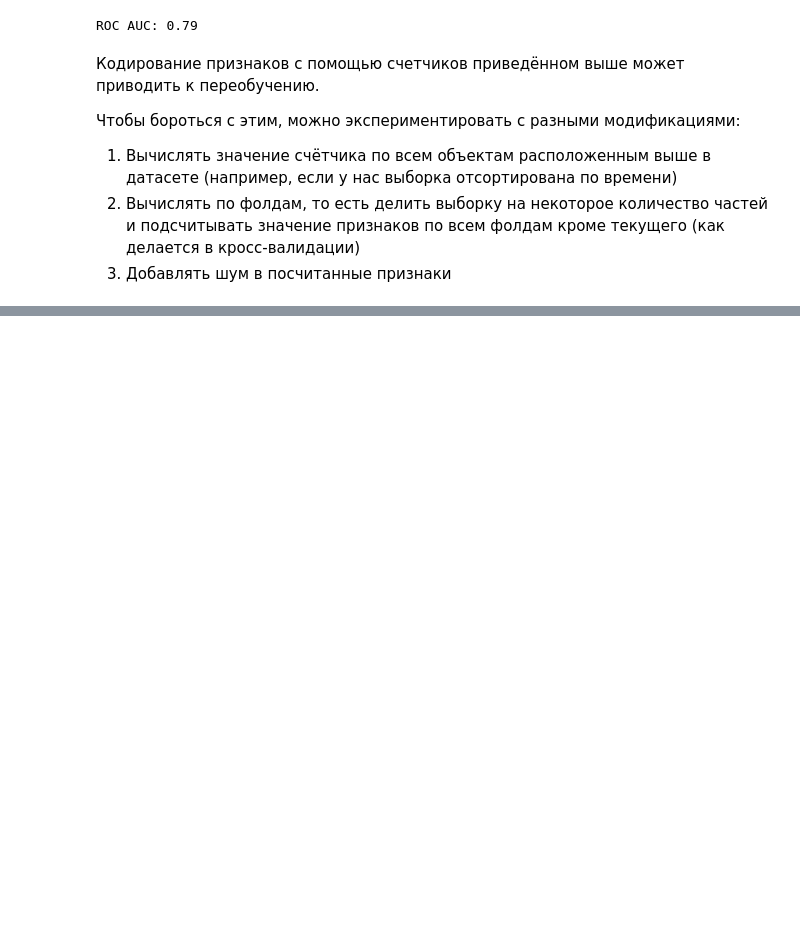
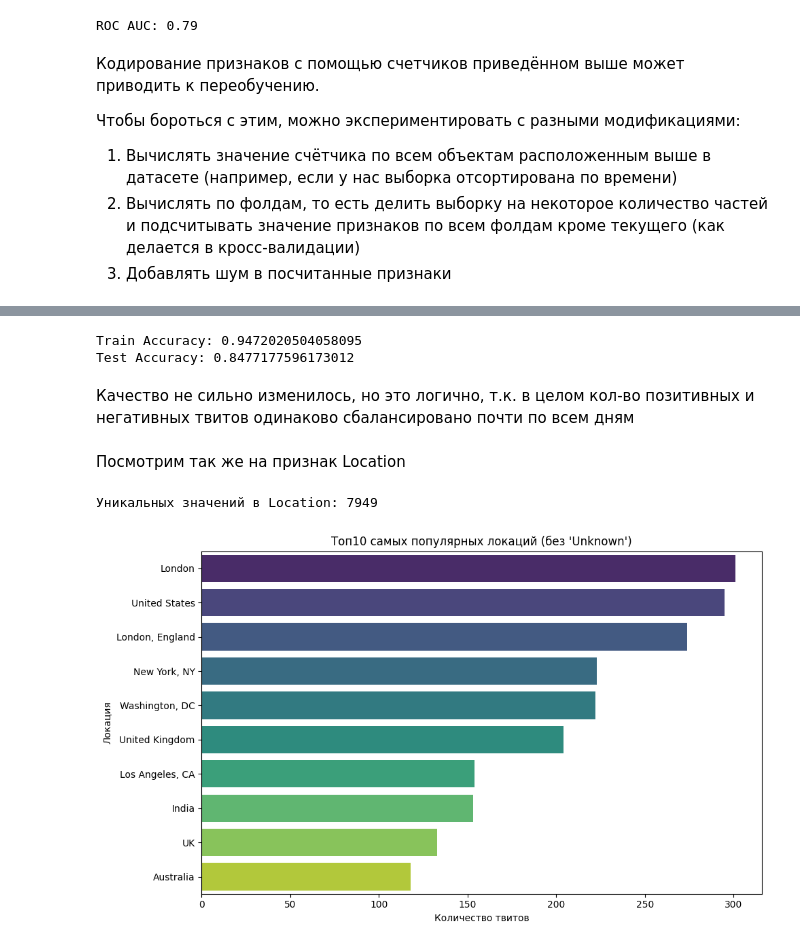
Before and after one commit to vishnevetskii1/templates, a Jupyter notebook: text.ipynb, the cells around one changed output, grey strips where cells are left out. Saved outputs shown, nothing was run; the diff lists cells and outputs as text; code cells hidden in the pictures; blank space fills up the shorter version.

```diff
--- a/text.ipynb
+++ b/text.ipynb
@@ -1039,0 +2157,3 @@ ROC AUC: 0.79
+# %%
+train['date_ord'] = train['TweetAt'].map(lambda x: x.toordinal())
+test['date_ord'] = test['TweetAt'].map(lambda x: x.toordinal())
@@ -1039,0 +2188,26 @@ ROC AUC: 0.79
+# %%
+print('Train Accuracy:', acc_train_count)
+print('Test Accuracy:', acc_test_count)
+# %% [output]
+Train Accuracy: 0.9472020504058095
+Test Accuracy: 0.8477177596173012
+# %% [markdown]
+Качество не сильно изменилось, но это логично, т.к. в целом кол-во позитивных и негативных твитов одинаково сбалансировано почти по всем дням
+# %% [markdown]
+Посмотрим так же на признак Location
+# %%
+print('Уникальных значений в Location:', train['Location'].nunique())
+# %% [output]
+Уникальных значений в Location: 7949
+# %%
+location_counts = train[train['Location'] != 'Unknown']['Location'].value_counts().head(10)
+
+plt.figure(figsize=(10, 6))
+sns.barplot(x=location_counts.values, y=location_counts.index, palette="viridis")
+plt.title("Топ10 самых популярных локаций (без 'Unknown')")
+plt.xlabel("Количество твитов")
+plt.ylabel("Локация")
+plt.tight_layout()
+plt.show()
+# %% [output]
+[figure, added]
```
Also changed, not shown: parts of 189 cells of this notebook.
